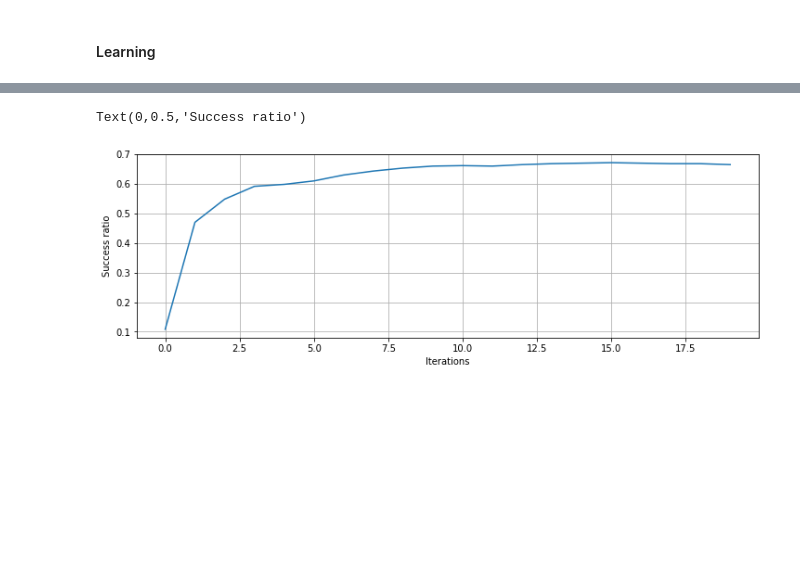
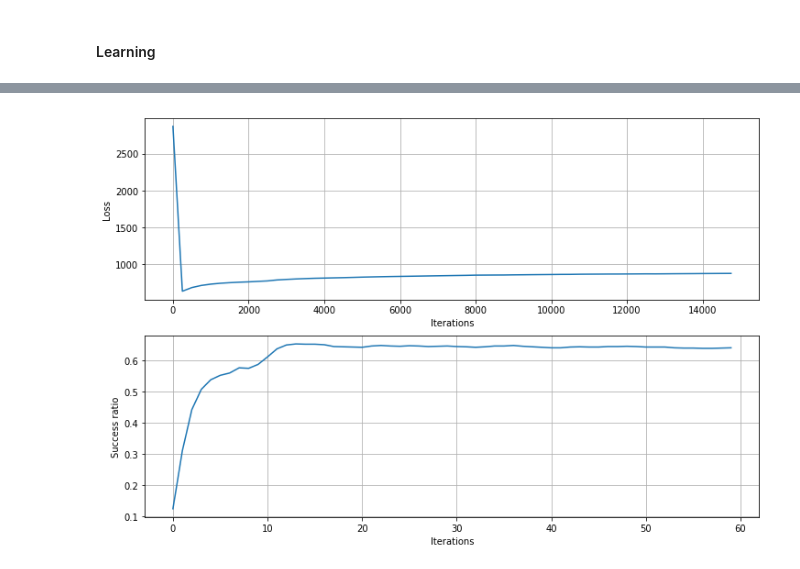
Before and after one commit to FrancoisPgm/apprentissage_auto, a Jupyter notebook: DeepLearning.ipynb, the cells around one changed output, grey strips where cells are left out. Cells and saved outputs as stored; diff of their text form; code cells hidden in the pictures; blank space fills up the shorter version.

Commit message:
3 layers ok.

```diff
--- a/DeepLearning.ipynb
+++ b/DeepLearning.ipynb
@@ -146,8 +100,8 @@ def makeGT(x):
 # %%
 labelEvalArray=np.asarray(list(map(lambda x : makeGT(x) ,labelEval.tolist())))
 # %%
-dTest=DataTest[0:600]
-lTest=LabelTest[0:600]
+dTest=DataTest[0:1200]
+lTest=LabelTest[0:1200]
 # %%
 lTestArray=np.asarray(list(map(lambda x : makeGT(x) ,labelEval.tolist())))
 # %% [markdown]
@@ -167,11 +125,15 @@ def calcSuccess(gt,guess):
+# %%
+bashDataEval=dataEval.reshape(300,784,4)
+bashLabelEval=labelEval.reshape(300,4)
+bashLabelEvalArray=labelEvalArray.reshape(300,10,4)
 # %%
 # N est le nombre de données d'entrée
 # D_in est la dimension des données d'entrée
 # D_h le nombre de neurones de la couche cachée
 # D_out est la dimension de sortie (nombre de neurones de la couche de sortie
 
-N=dataEval.shape[0]
-D_in=dataEval.shape[1]
+N=bashDataEval.shape[0]
+D_in=bashDataEval.shape[1]
 D_h=100
 D_out=10
 lr = 0.001
@@ -186,15 +148,17 @@ lTestSuccess=[]
 
 '''Initialisation aléatoire des poids du réseau'''
 W1,b1=declareLayer(D_in,D_h)
+W12,b12=declareLayer(D_h,D_h)
 W2,b2=declareLayer(D_h,D_out)
 
 ''' Learning '''
 
-for ii in tqdm(range(5000)):
-
+for ii in tqdm(range(15000)):
         '''Forward '''
         O1 = forwardPass(dataEval,W1,b1)
-        O2 = forwardPass(O1,W2,b2)
+        O12= forwardPass(O1,W12,b12)
+        O2 = forwardPass(O12,W2,b2)
+
         Y_pred = O2
 
         if not ii % 250 :
@@ -202,17 +166,20 @@ for ii in tqdm(range(5000)):
             lLearningSuccess.append(calcSuccess(labelEval,Y_pred))
 
             O1Eval = forwardPass(dTest,W1,b1)
-            O2Eval = forwardPass(O1Eval,W2,b2)
+            O12Eval= forwardPass(O1Eval,W12,b12)
+            O2Eval = forwardPass(O12Eval,W2,b2)
             Y_predEval = O2Eval
-#             lEvalLoss.append(calcLoss(lTestArray,Y_predEval))
+            lEvalLoss.append(calcLoss(lTestArray,Y_predEval))
             lEvalSuccess.append(calcSuccess(lTest,Y_predEval))
 
         ''' Backprog '''
         l2_error,l2_delta=backProgLastLayer(labelEvalArray,Y_pred)
-        l1_error,l1_delta=backProgHiddenLayer(l2_delta,W2,O1)
+        l12_error,l12_delta=backProgHiddenLayer(l2_delta,W2,O12)
+        l1_error,l1_delta=backProgHiddenLayer(l12_delta,W12,O1)
 
 
-        W2,b2,O1=updateLayer(l2_delta,O1,W2,b2,lr,bFirstLayer=False)
+        W2,b2,O1=updateLayer(l2_delta,O12,W2,b2,lr,bFirstLayer=False)
+        W12,b12,O11=updateLayer(l12_delta,O1,W12,b12,lr,bFirstLayer=False)
         W1,b1,dataEval=updateLayer(l1_delta,dataEval,W1,b1,lr,bFirstLayer=True)
 # %%
 absisse=[ 250 * ii for ii in range(len(lLearningLoss))]
@@ -235,18 +203,18 @@ Text(0,0.5,'Success ratio')
 # %%
 absisse=[ 250 * ii for ii in range(len(lEvalLoss))]
 
 plt.figure(figsize=(12,8))
-# plt.subplot(211)
-# plt.plot(absisse,lEvalLoss)
-# plt.xlabel('Iterations')
-# plt.ylabel('Loss')
-# plt.grid(True)
+plt.subplot(211)
+plt.plot(absisse,lEvalLoss)
+plt.xlabel('Iterations')
+plt.ylabel('Loss')
+plt.grid(True)
 
 plt.subplot(212)
 plt.grid(True)
 plt.plot(lEvalSuccess)
 plt.xlabel('Iterations')
 plt.ylabel('Success ratio')
+plt.savefig('2EvalRate')
 # %% [output]
-Text(0,0.5,'Success ratio')
-[figure, old version]
+[figure, new version]
```
Also changed, not shown: parts of 13 cells of this notebook.
